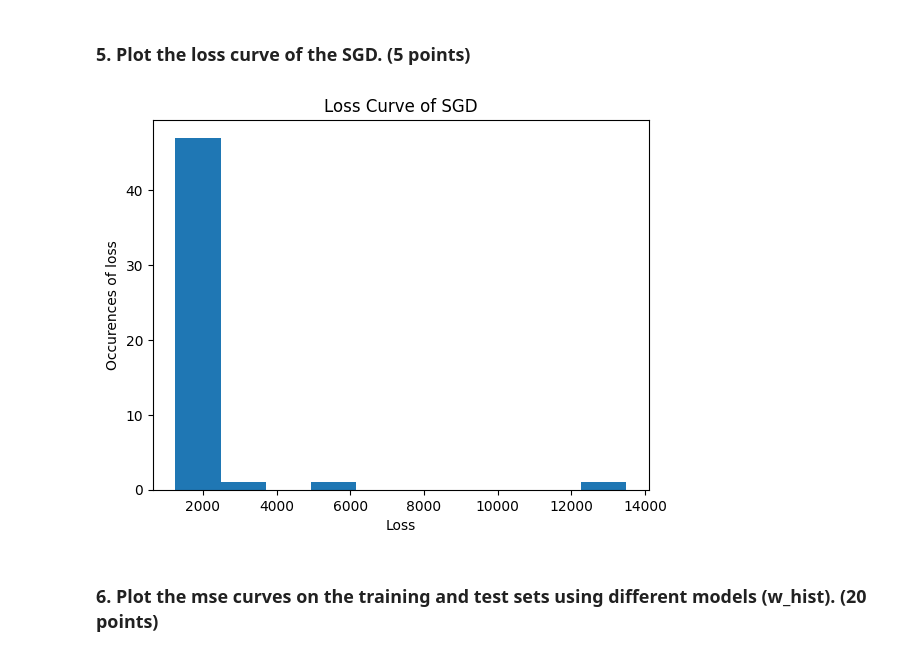
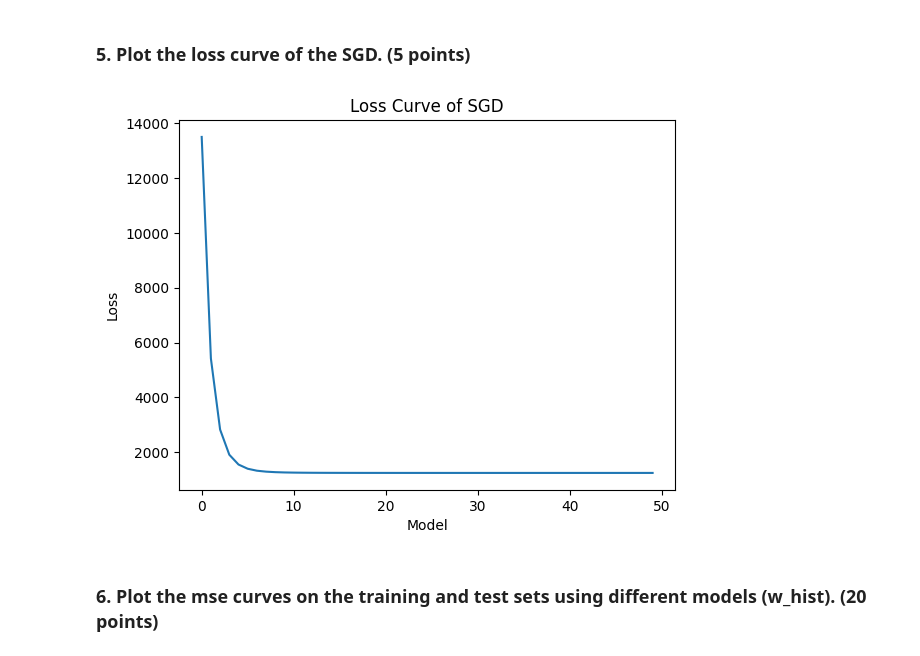
Before and after one commit to SethCram/CS474-Deep-Learning, a Jupyter notebook: HW2_SGD_Impl_Validation/Homework 2_SGD_Seth_Cram.ipynb, the cells around one changed output. Cells and saved outputs as stored; diff of their text form; code cells hidden in the pictures.

Commit message:
changed loss curve of SGD to actual curve

```diff
--- a/HW2_SGD_Impl_Validation/Homework 2_SGD_Seth_Cram.ipynb
+++ b/HW2_SGD_Impl_Validation/Homework 2_SGD_Seth_Cram.ipynb
@@ -344,16 +344,21 @@ test mse: 0.8590214313988694 and test mae: 0.7229868444777438
 # %%
 ## add your code here
 #-----------------------
 
-plt.hist(loss_hist_SGD)
+t = np.arange(0, len(loss_hist_SGD))
+
+#plt.hist(loss_hist_SGD)
+plt.plot(t, loss_hist_SGD)
 plt.title("Loss Curve of SGD")
-plt.xlabel('Loss')
-plt.ylabel('Occurences of loss')
+#plt.xlabel('Loss')
+#plt.ylabel('Occurences of loss')
+plt.xlabel('Model')
+plt.ylabel('Loss')
 plt.show()
 
 #---------------------------------
 # %% [output]
-[figure, old version]
+[figure, new version]
 # %% [markdown]
 ### 6. Plot the mse curves on the training and test sets using different models (w_hist). (20 points)
 # %%
```
